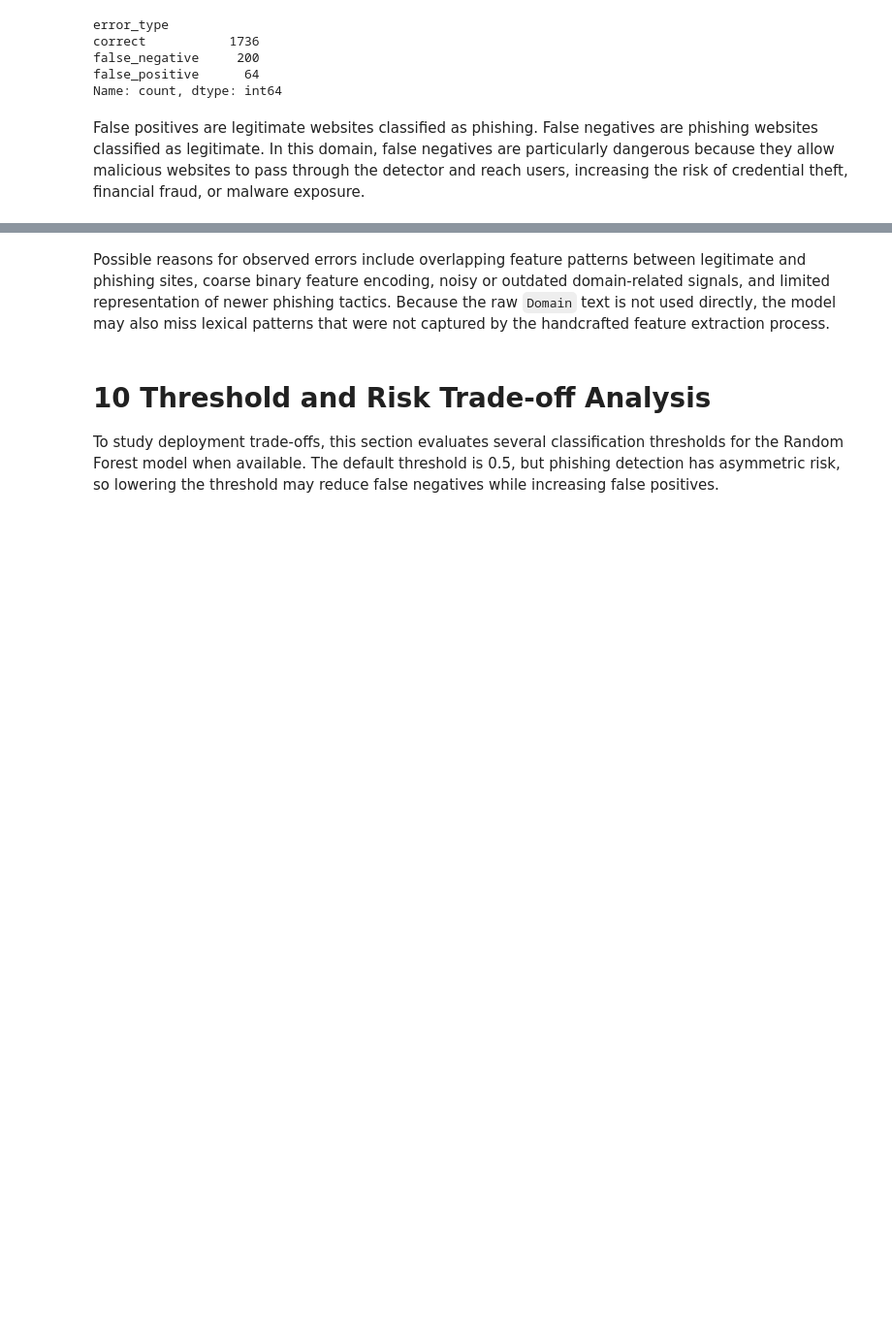
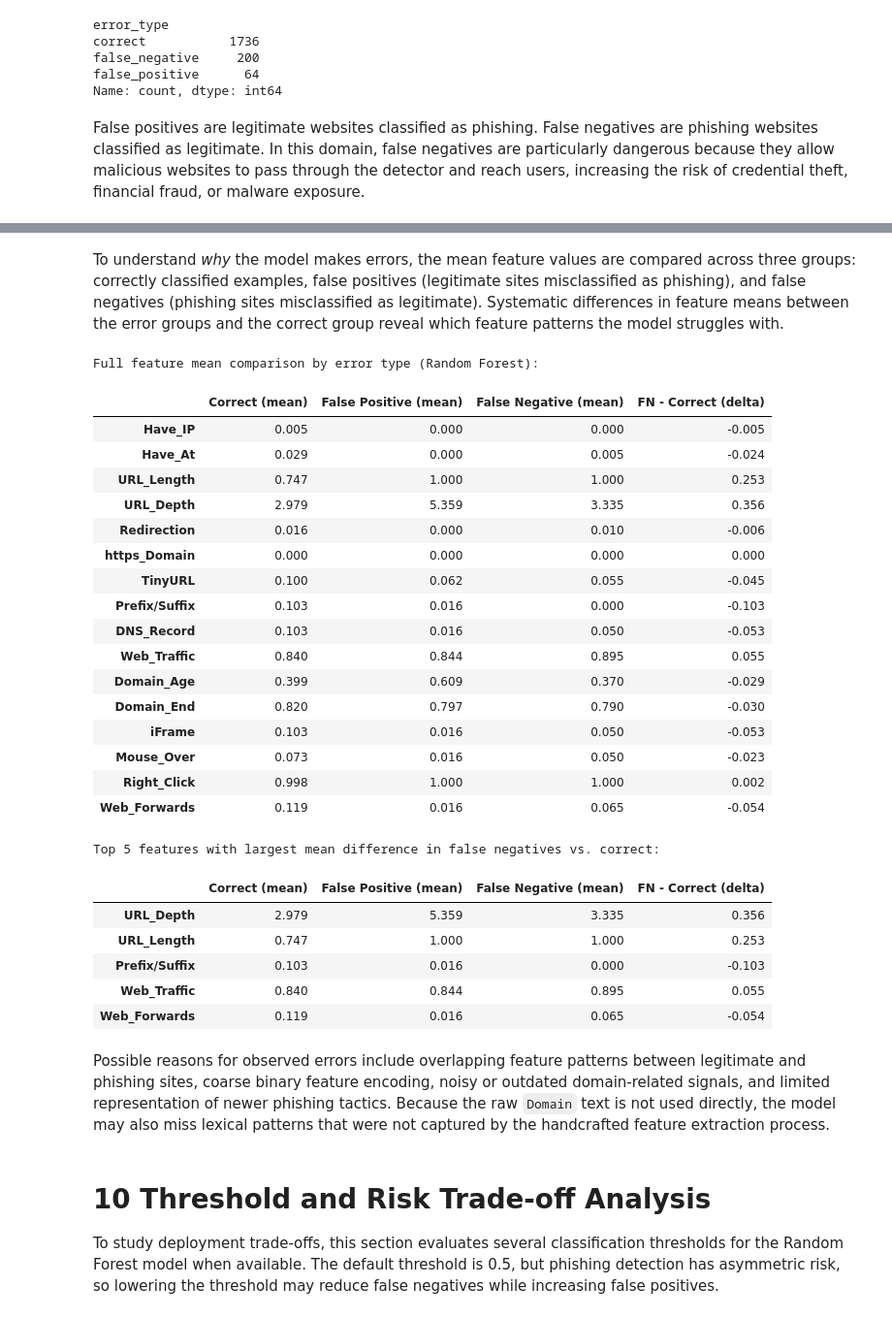
Before and after one commit to silinm12/cyber-phishing-review, a Jupyter notebook: notebook.ipynb, the cells around one changed output, grey strips where cells are left out. Shown at 97% size. Cells and saved outputs as stored; diff of their text form; code cells hidden in the pictures; blank space fills up the shorter version.

```diff
--- a/notebook.ipynb
+++ b/notebook.ipynb
@@ -993,6 +1111,62 @@ False negatives: 200
 | 5889 | support.paypal.com.kulturabgru.ku... | 1 | 0 | false_negative | 0 | 0 | 1 | 1 | ... |
 | 9728 | blog.cellprofiler.org | 1 | 0 | false_negative | 0 | 0 | 1 | 1 | ... |
 | 5075 | livraisonspeed01.cloudaccess.host | 1 | 0 | false_negative | 0 | 0 | 1 | 2 | ... |
+# %% [markdown]
+To understand *why* the model makes errors, the mean feature values are compared across three groups: correctly classified examples, false positives (legitimate sites misclassified as phishing), and false negatives (phishing sites misclassified as legitimate). Systematic differences in feature means between the error groups and the correct group reveal which feature patterns the model struggles with.
+# %%
+feature_cols = X_test.columns.tolist()
+
+correct_mask    = error_analysis_df["error_type"] == "correct"
+fp_mask         = error_analysis_df["error_type"] == "false_positive"
+fn_mask         = error_analysis_df["error_type"] == "false_negative"
+
+mean_correct = error_analysis_df.loc[correct_mask, feature_cols].mean()
+mean_fp      = error_analysis_df.loc[fp_mask,      feature_cols].mean()
+mean_fn      = error_analysis_df.loc[fn_mask,      feature_cols].mean()
+
+error_pattern_df = pd.DataFrame({
+    "Correct (mean)":         mean_correct,
+    "False Positive (mean)":  mean_fp,
+    "False Negative (mean)":  mean_fn,
+    "FN - Correct (delta)":   mean_fn - mean_correct,
+})
+
+# Highlight the top 5 features with the largest absolute delta for false negatives
+top_fn_deltas = error_pattern_df["FN - Correct (delta)"].abs().nlargest(5).index
+
+print(f"Full feature mean comparison by error type ({best_model_name}):")
+display(error_pattern_df.style.format("{:.3f}").background_gradient(
+    subset=["FN - Correct (delta)"], cmap="RdYlGn", axis=0
+))
+
+print("\nTop 5 features with largest mean difference in false negatives vs. correct:")
+display(error_pattern_df.loc[top_fn_deltas].style.format("{:.3f}"))
+# %% [output]
+Full feature mean comparison by error type (Random Forest):
+|  | Correct (mean) | False Positive (mean) | False Negative (mean) | FN - Correct (delta) |
+| Have_IP | 0.005 | 0.000 | 0.000 | -0.005 |
+| Have_At | 0.029 | 0.000 | 0.005 | -0.024 |
+| URL_Length | 0.747 | 1.000 | 1.000 | 0.253 |
+| URL_Depth | 2.979 | 5.359 | 3.335 | 0.356 |
+| Redirection | 0.016 | 0.000 | 0.010 | -0.006 |
+| https_Domain | 0.000 | 0.000 | 0.000 | 0.000 |
+| TinyURL | 0.100 | 0.062 | 0.055 | -0.045 |
+| Prefix/Suffix | 0.103 | 0.016 | 0.000 | -0.103 |
+| DNS_Record | 0.103 | 0.016 | 0.050 | -0.053 |
+| Web_Traffic | 0.840 | 0.844 | 0.895 | 0.055 |
+| Domain_Age | 0.399 | 0.609 | 0.370 | -0.029 |
+| Domain_End | 0.820 | 0.797 | 0.790 | -0.030 |
+| iFrame | 0.103 | 0.016 | 0.050 | -0.053 |
+| Mouse_Over | 0.073 | 0.016 | 0.050 | -0.023 |
+| Right_Click | 0.998 | 1.000 | 1.000 | 0.002 |
+| Web_Forwards | 0.119 | 0.016 | 0.065 | -0.054 |
+Top 5 features with largest mean difference in false negatives vs. correct:
+|  | Correct (mean) | False Positive (mean) | False Negative (mean) | FN - Correct (delta) |
+| URL_Depth | 2.979 | 5.359 | 3.335 | 0.356 |
+| URL_Length | 0.747 | 1.000 | 1.000 | 0.253 |
+| Prefix/Suffix | 0.103 | 0.016 | 0.000 | -0.103 |
+| Web_Traffic | 0.840 | 0.844 | 0.895 | 0.055 |
+| Web_Forwards | 0.119 | 0.016 | 0.065 | -0.054 |
 # %% [markdown]
 Possible reasons for observed errors include overlapping feature patterns between legitimate and phishing sites, coarse binary feature encoding, noisy or outdated domain-related signals, and limited representation of newer phishing tactics. Because the raw `Domain` text is not used directly, the model may also miss lexical patterns that were not captured by the handcrafted feature extraction process.
 # %% [markdown]
```
Also changed, not shown: parts of 6 cells of this notebook, 4 other files.
